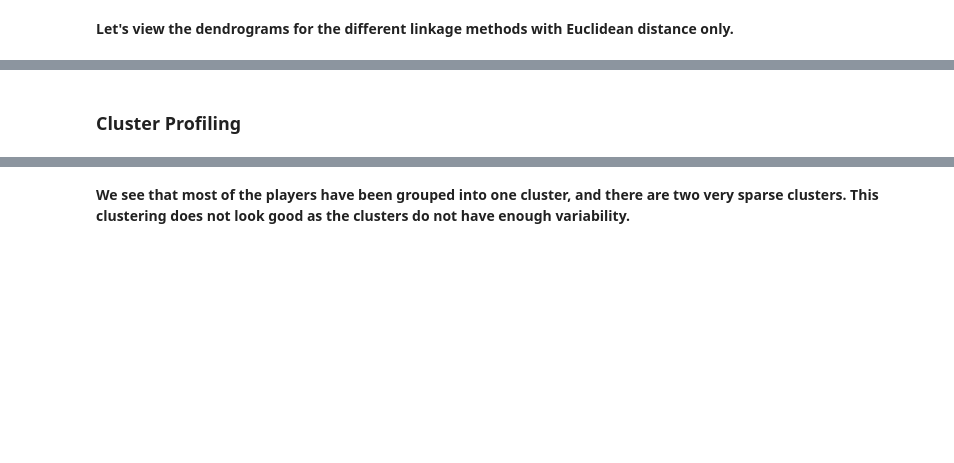
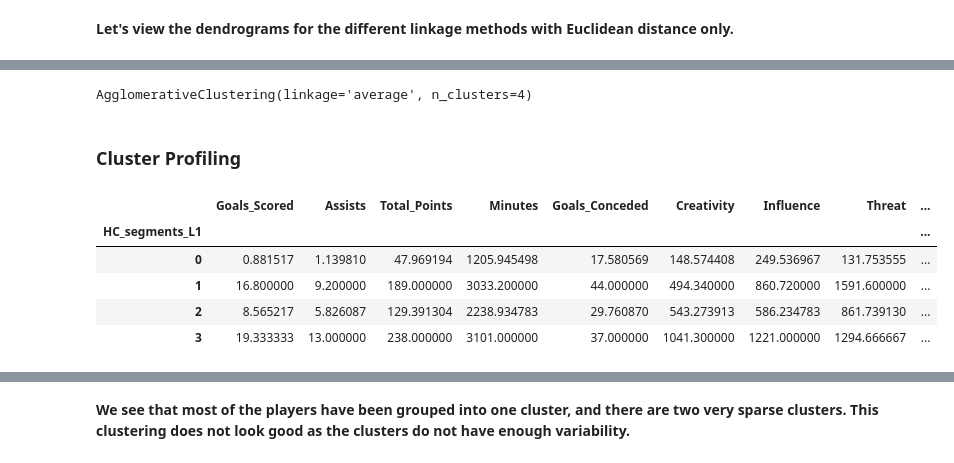
Before and after one commit to vivimtz888/dataanalysis-visualization, a Jupyter notebook: Learner_Notebook_Unsupervised_Learning_Practice_Project.ipynb, the cells around one changed output, grey strips where cells are left out. Saved outputs shown, nothing was run; the diff lists cells and outputs as text; code cells hidden in the pictures; blank space fills up the shorter version.

```diff
--- a/Learner_Notebook_Unsupervised_Learning_Practice_Project.ipynb
+++ b/Learner_Notebook_Unsupervised_Learning_Practice_Project.ipynb
@@ -855,20 +1012,34 @@ df_cc
 # %%
-HCmodel = AgglomerativeClustering(n_clusters = ___ , metric = ___ , linkage = ___ )  # Complete the code to define the hierarchical clustering with average linkage
+HCmodel = AgglomerativeClustering(n_clusters = 4 , metric = "euclidean" , linkage = "average" )  # Complete the code to define the hierarchical clustering with average linkage
 HCmodel.fit(hc_df)
+# %% [output]
+AgglomerativeClustering(linkage='average', n_clusters=4)
 # %%
 # Creating a copy of the original data
 df3 = df.copy()
 
 # Adding hierarchical cluster labels to the Heirarhical and original dataframes
-hc_df["HC_segments_L1"] = _______________
-df3["HC_segments_L1"] = _______________
+hc_df["HC_segments_L1"] = HCmodel.labels_
+df3["HC_segments_L1"] = HCmodel.labels_
 # %% [markdown]
 ### **Cluster Profiling**
 # %%
 # Take the cluster-wise mean of all the variables. Hint: First group 'df3' by cluster labels column and then find mean
+
+hc_cluster_profile = df3.groupby('HC_segments_L1').mean(numeric_only = True)
 # %%
 # Create the "count_in_each_segment" column in hierarchical cluster profile
+hc_cluster_profile["count_in_each_segment"] = df3.groupby("HC_segments_L1")["Total_Points"].count().values
 # %%
 # Highlight the maximum average value among all the clusters for each of the variables
+
+hc_cluster_profile.style.highlight_max(color = "lightgreen", axis = 0)
+# %% [output]
+|  | Goals_Scored | Assists | Total_Points | Minutes | Goals_Conceded | Creativity | Influence | Threat | ... |
+| HC_segments_L1 |  |  |  |  |  |  |  |  | ... |
+| 0 | 0.881517 | 1.139810 | 47.969194 | 1205.945498 | 17.580569 | 148.574408 | 249.536967 | 131.753555 | ... |
+| 1 | 16.800000 | 9.200000 | 189.000000 | 3033.200000 | 44.000000 | 494.340000 | 860.720000 | 1591.600000 | ... |
+| 2 | 8.565217 | 5.826087 | 129.391304 | 2238.934783 | 29.760870 | 543.273913 | 586.234783 | 861.739130 | ... |
+| 3 | 19.333333 | 13.000000 | 238.000000 | 3101.000000 | 37.000000 | 1041.300000 | 1221.000000 | 1294.666667 | ... |
 # %%
 # Complete the code to print the players in each cluster. Hint: Use the HC_segments feature
```
Also changed, not shown: parts of 19 cells of this notebook.
